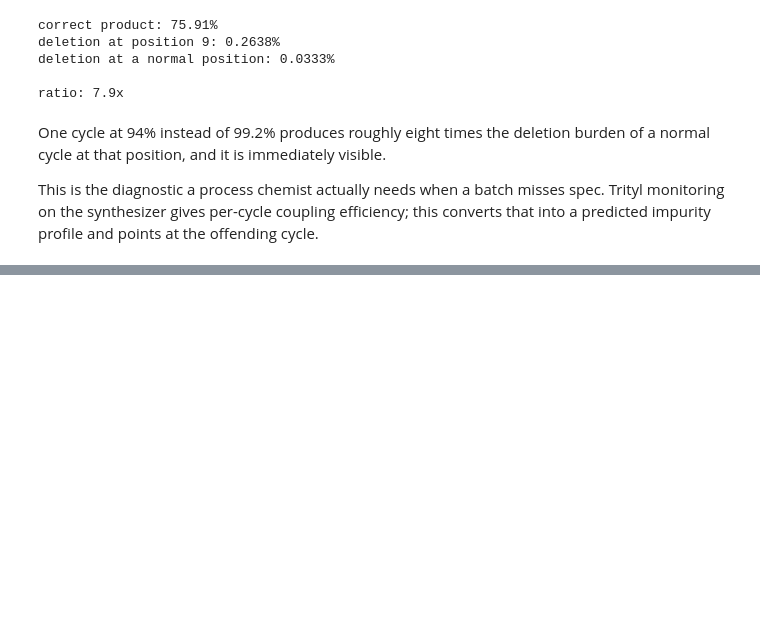
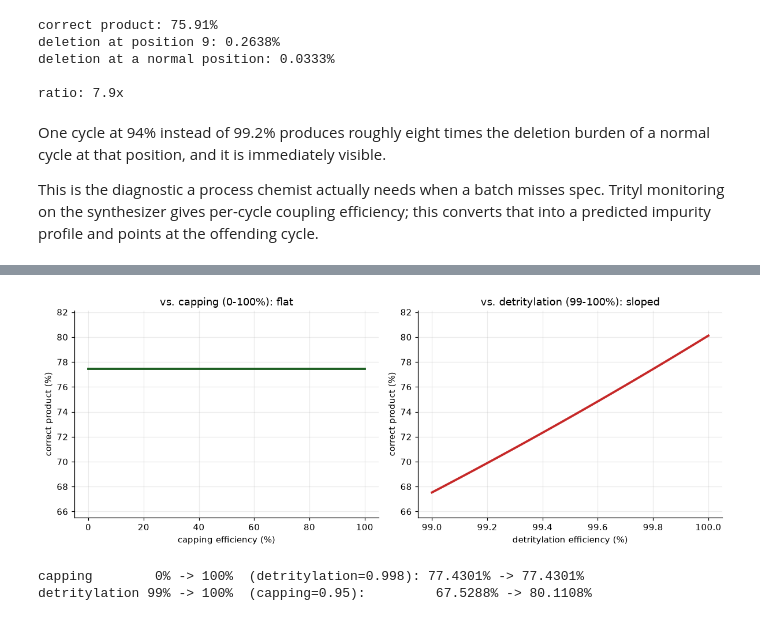
Before and after one commit to enginee-ing/oligosim, a Jupyter notebook: notebooks/01_sensitivity_analysis.ipynb, the cells around one changed output, grey strips where cells are left out. Cells and saved outputs as stored; diff of their text form; code cells hidden in the pictures; blank space fills up the shorter version.

```diff
--- a/notebooks/01_sensitivity_analysis.ipynb
+++ b/notebooks/01_sensitivity_analysis.ipynb
@@ -304,0 +315,54 @@ cycle.
+# %%
+cappings2 = np.linspace(0.0, 1.0, 40)
+detrit2 = np.linspace(0.99, 1.0, 40)
+
+# Capping panel: detritylation held fixed at a representative, non-perfect
+# value (0.998) so the line isn't trivially flat because nothing is
+# happening -- there IS a real detritylation-driven loss baked in here,
+# it just doesn't move with capping.
+cap_flp = [
+    simulate(NUSINERSEN, ProcessConditions(coupling_efficiency=0.992,
+                                           detritylation_efficiency=0.998,
+                                           capping_efficiency=k),
+             max_deletions=6).correct_product_fraction * 100
+    for k in cappings2
+]
+
+# Detritylation panel: capping held fixed. Capping efficiency doesn't
+# matter here either -- it has no purchase on a chain that never deblocked.
+det_flp = [
+    simulate(NUSINERSEN, ProcessConditions(coupling_efficiency=0.992,
+                                           detritylation_efficiency=d,
+                                           capping_efficiency=0.95)).correct_product_fraction * 100
+    for d in detrit2
+]
+
+# Same y-axis on both panels: the visual contrast IS the finding.
+ylo = min(min(cap_flp), min(det_flp)) - 2
+yhi = max(max(cap_flp), max(det_flp)) + 2
+
+fig, (ax1, ax2) = plt.subplots(1, 2, figsize=(11, 4.2))
+
+ax1.plot(cappings2 * 100, cap_flp, lw=2.5, color="#1b5e20")
+ax1.set_ylim(ylo, yhi)
+ax1.set_xlabel("capping efficiency (%)")
+ax1.set_ylabel("correct product (%)")
+ax1.set_title("vs. capping (0-100%): flat")
+
+ax2.plot(detrit2 * 100, det_flp, lw=2.5, color="#c62828")
+ax2.set_ylim(ylo, yhi)
+ax2.set_xlabel("detritylation efficiency (%)")
+ax2.set_ylabel("correct product (%)")
+ax2.set_title("vs. detritylation (99-100%): sloped")
+
+plt.tight_layout()
+plt.show()
+
+print(f"capping        0% -> 100%  (detritylation=0.998): "
+      f"{cap_flp[0]:.4f}% -> {cap_flp[-1]:.4f}%")
+print(f"detritylation 99% -> 100%  (capping=0.95):         "
+      f"{det_flp[0]:.4f}% -> {det_flp[-1]:.4f}%")
+# %% [output]
+[figure, added]
+capping        0% -> 100%  (detritylation=0.998): 77.4301% -> 77.4301%
+detritylation 99% -> 100%  (capping=0.95):         67.5288% -> 80.1108%
```
Also changed, not shown: parts of 4 cells of this notebook, 6 other files.
